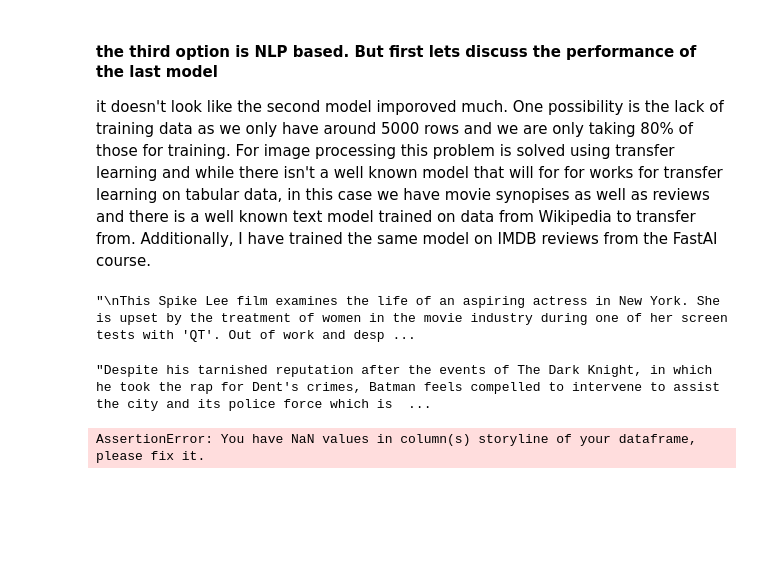
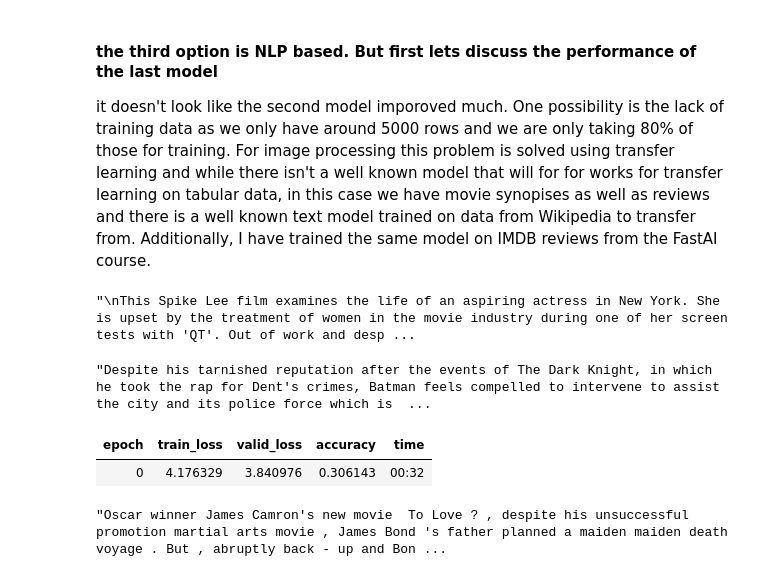
Before and after one commit to sundeepblue/movie_rating_prediction, a Jupyter notebook: MovieRatingsPredictionPython.ipynb, the cells around one changed output. Drawn from its saved outputs; the diff is of its cells as text; code cells hidden in the pictures; blank space fills up the shorter version.

Commit message:
added language prediction model and example synopysis generation

```diff
--- a/MovieRatingsPredictionPython.ipynb
+++ b/MovieRatingsPredictionPython.ipynb
@@ -447,7 +447,7 @@ from fastai.text import *
 imdb_out = pd.read_json("imdb_output.json")
 #reload the data for fresh model
 # %%
-imdb_out["storyline"] = imdb_out["storyline"].apply(lambda x:x.strip() if x != None else None)
+imdb_out["storyline"] = imdb_out["storyline"].apply(lambda x:x.strip() if x != None else "")
 #some data preprocessing
 # %%
 imdb_out["storyline"][3]
@@ -455,8 +455,17 @@ imdb_out["storyline"][3]
 # %% [output]
 "Despite his tarnished reputation after the events of The Dark Knight, in which he took the rap for Dent's crimes, Batman feels compelled to intervene to assist the city and its police force which is  ...
 # %%
-TextLMDataBunch.from_df(".",train_df = imdb_out[["movie_title","storyline", "imdb_score"]][:len(imdb_out)-1000],
+data_lm = TextLMDataBunch.from_df(".",train_df = imdb_out[["movie_title","storyline", "imdb_score"]][:len(imdb_out)-1000],
                        valid_df = imdb_out[["movie_title","storyline", "imdb_score"]][len(imdb_out)-1000:],
                         text_cols="storyline", label_cols="imdb_score")
-# %% [output]
-AssertionError: You have NaN values in column(s) storyline of your dataframe, please fix it.
+# %%
+learn = language_model_learner(data_lm, AWD_LSTM, drop_mult=0.5)
+# %%
+learn.fit_one_cycle(1, 1e-2)
+# %% [output]
+| epoch | train_loss | valid_loss | accuracy | time |
+| 0 | 4.176329 | 3.840976 | 0.306143 | 00:32 |
+# %%
+learn.predict("Oscar winner James Camron's new movie ",n_words=100)
+# %% [output]
+"Oscar winner James Camron's new movie  To Love ? , despite his unsuccessful promotion martial arts movie , James Bond 's father planned a maiden maiden death voyage . But , abruptly back - up and Bon ...
```
